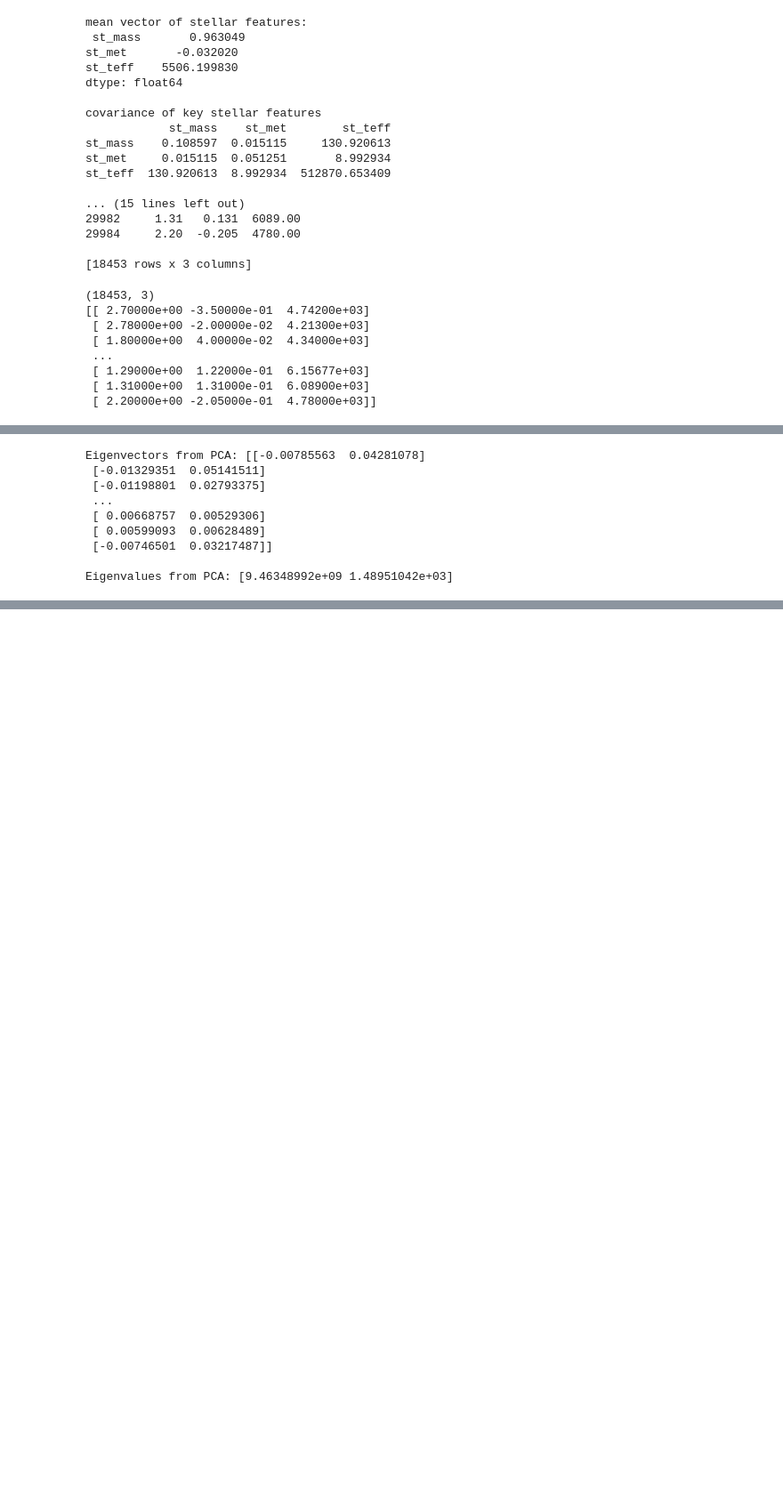
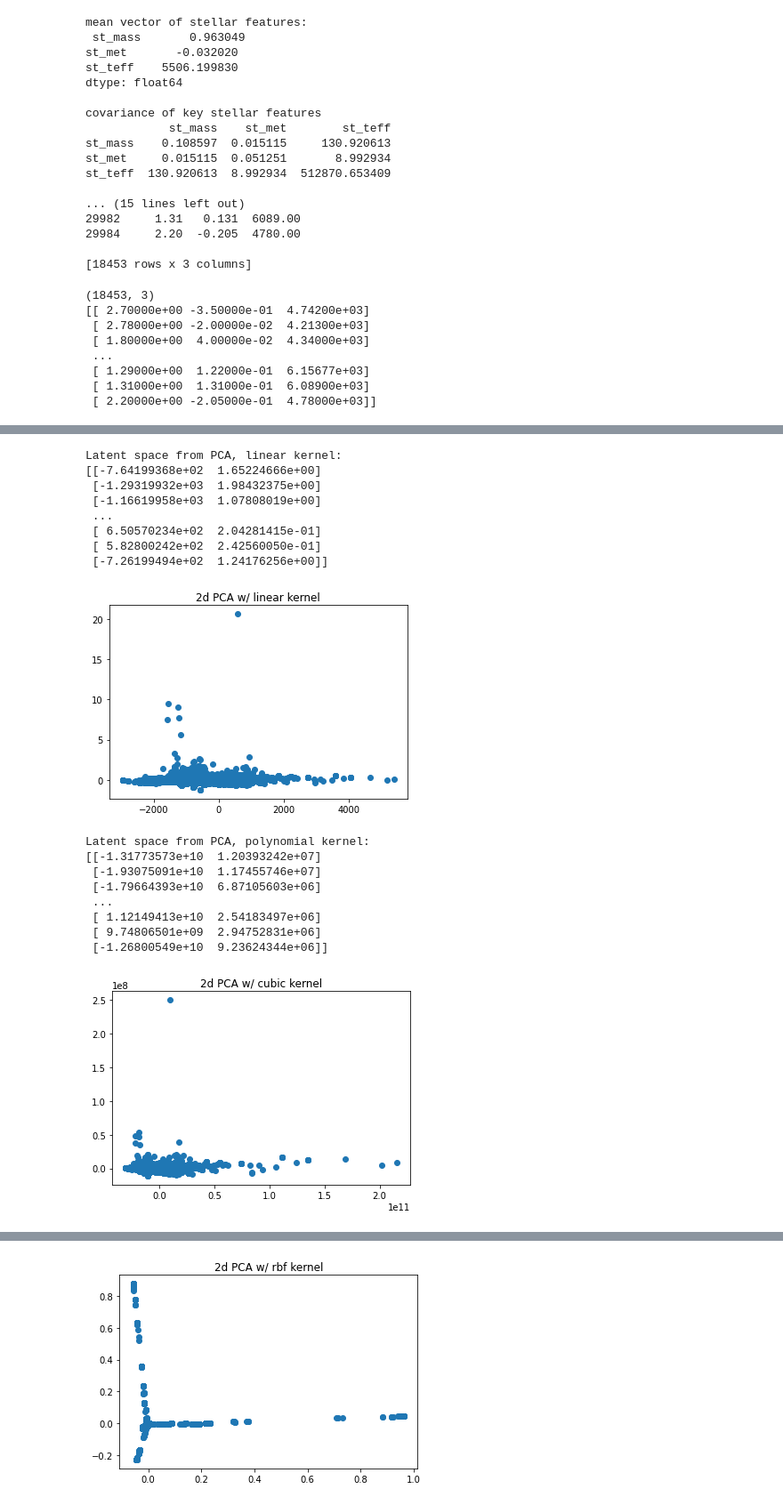
Before and after one commit to tw-ilson/Exoplanet-Habitability-DS4400, a Jupyter notebook: main.ipynb, the cells around one changed output, grey strips where cells are left out. Shown at 89% size. Saved outputs shown, nothing was run; the diff lists cells and outputs as text; code cells hidden in the pictures; blank space fills up the shorter version.

```diff
--- a/main.ipynb
+++ b/main.ipynb
@@ -15,8 +17,7 @@ PI = math.pi
 # %%
-#TODO: ESTABLISH DICTIONARY OF PLANET NAMES
-#      CENTRALIZE TABLES
+#Raw Data Tables
+systems_df = pd.read_csv('data/PS_2021.12.02_11.43.14.csv', sep=',', low_memory=False)
 
+transitspec_df = pd.read_csv('data/transitspec_2021.10.21_17.04.26.csv', sep=',', low_memory=False)
 
-systems_df = pd.read_csv('data/PS_2021.11.10_14.15.35.csv', sep=',', low_memory=False)
-transitspec_df = pd.read_csv('data/transitspec_2021.10.21_17.04.26.csv', sep=',', low_memory=False)
 emispec_df = pd.read_csv('data/emissionspec_2021.10.22_13.36.00.csv', sep=',', low_memory=False)
@@ -128,18 +222,62 @@ print(X)
 # %%
 #PCA
-from sklearn.decomposition import KernelPCA, FactorAnalysis
-pca = KernelPCA(n_components=2, kernel='linear')
-pca.fit(X)
 
-print(f"Eigenvectors from PCA: {pca.eigenvectors_}\n")
-print(f"Eigenvalues from PCA: {pca.eigenvalues_}\n")
+kpca = KernelPCA(n_components=2, kernel='linear')
+kpca.fit(X);
+X_kpca = kpca.transform(X)
+
+print(f"Latent space from PCA, linear kernel: \n{X_kpca}\n")
+
+plt.title('2d PCA w/ linear kernel')
+plt.scatter(X_kpca[:,0], X_kpca[:,1])
+plt.show()
+
+kpca = KernelPCA(n_components=2, kernel='poly', degree=3) #increasing degree of poly kernel seems to reduce variance.
+kpca.fit(X);
+X_kpca = kpca.transform(X)
+
+print(f"Latent space from PCA, polynomial kernel: \n{X_kpca}\n")
+
+plt.title('2d PCA w/ cubic kernel')
+plt.scatter(X_kpca[:,0], X_kpca[:,1])
+plt.show()
+
+kpca = KernelPCA(n_components=2, kernel='rbf')
+kpca.fit(X);
+X_kpca = kpca.transform(X)
+
+print(f"Latent space from PCA, rbf kernel: \n{X_kpca}\n")
+
+plt.title('2d PCA w/ rbf kernel')
+plt.scatter(X_kpca[:,0], X_kpca[:,1])
+plt.show()
+
+
+kpca = KernelPCA(n_components=2, kernel='cosine')
+kpca.fit(X);
+X_kpca = kpca.transform(X)
+
+print(f"Latent space from PCA, cosine kernel: \n{X_kpca}\n")
+
+plt.title('2d PCA w/ cosine kernel')
+plt.scatter(X_kpca[:,0], X_kpca[:,1])
+plt.show()
 # %% [output]
-Eigenvectors from PCA: [[-0.00785563  0.04281078]
- [-0.01329351  0.05141511]
- [-0.01198801  0.02793375]
+Latent space from PCA, linear kernel:
+[[-7.64199368e+02  1.65224666e+00]
+ [-1.29319932e+03  1.98432375e+00]
+ [-1.16619958e+03  1.07808019e+00]
  ...
- [ 0.00668757  0.00529306]
- [ 0.00599093  0.00628489]
- [-0.00746501  0.03217487]]
-
-Eigenvalues from PCA: [9.46348992e+09 1.48951042e+03]
+ [ 6.50570234e+02  2.04281415e-01]
+ [ 5.82800242e+02  2.42560050e-01]
+ [-7.26199494e+02  1.24176256e+00]]
+[figure, added]
+Latent space from PCA, polynomial kernel:
+[[-1.31773573e+10  1.20393242e+07]
+ [-1.93075091e+10  1.17455746e+07]
+ [-1.79664393e+10  6.87105603e+06]
+ ...
+ [ 1.12149413e+10  2.54183497e+06]
+ [ 9.74806501e+09  2.94752831e+06]
+ [-1.26800549e+10  9.23624344e+06]]
+[figure, added]
@@ -145,0 +292 @@ Eigenvalues from PCA: [9.46348992e+09 1.48951042e+03]
+[figure, added]
```
Also changed, not shown: parts of 20 cells of this notebook, 3 other files.
